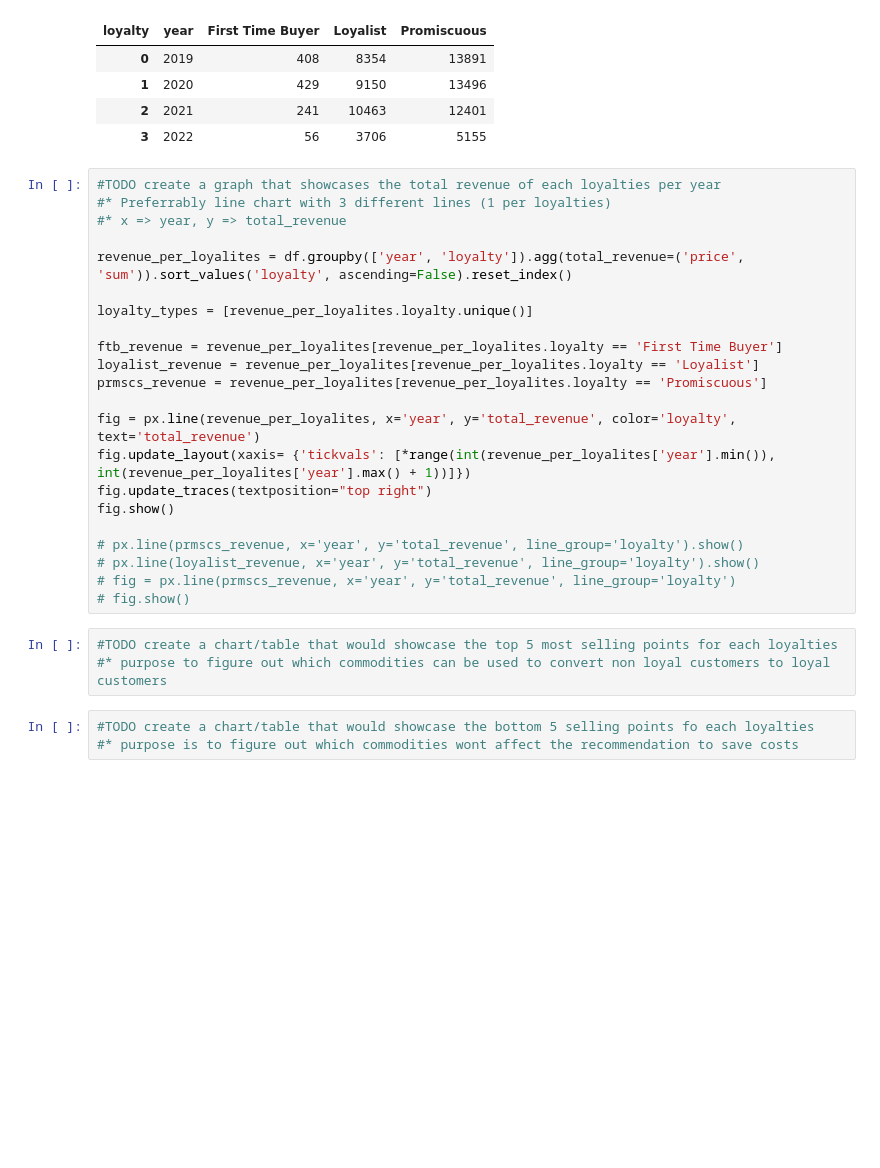
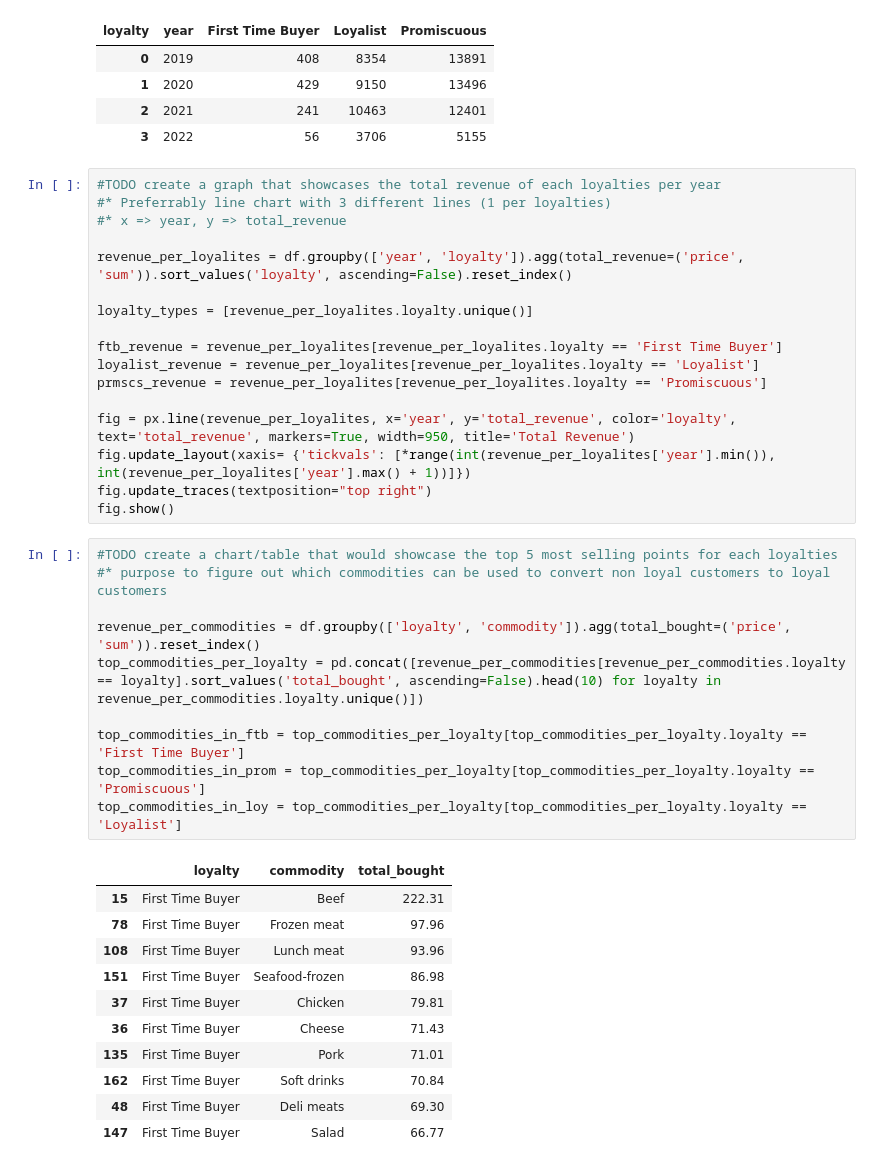
Before and after one commit to Jaxeetoo/rmit-finalsproject, a Jupyter notebook: findings.ipynb, the cells around one changed output. Cells and saved outputs as stored; diff of their text form; blank space fills up the shorter version.

Commit message:
added few more charts

```diff
--- a/findings.ipynb
+++ b/findings.ipynb
@@ -48,18 +52,29 @@ ftb_revenue = revenue_per_loyalites[revenue_per_loyalites.loyalty == 'First Time
 loyalist_revenue = revenue_per_loyalites[revenue_per_loyalites.loyalty == 'Loyalist']
 prmscs_revenue = revenue_per_loyalites[revenue_per_loyalites.loyalty == 'Promiscuous']
 
-fig = px.line(revenue_per_loyalites, x='year', y='total_revenue', color='loyalty', text='total_revenue')
+fig = px.line(revenue_per_loyalites, x='year', y='total_revenue', color='loyalty', text='total_revenue', markers=True, width=950, title='Total Revenue')
 fig.update_layout(xaxis= {'tickvals': [*range(int(revenue_per_loyalites['year'].min()), int(revenue_per_loyalites['year'].max() + 1))]})
 fig.update_traces(textposition="top right")
 fig.show()
-
-# px.line(prmscs_revenue, x='year', y='total_revenue', line_group='loyalty').show()
-# px.line(loyalist_revenue, x='year', y='total_revenue', line_group='loyalty').show()
-# fig = px.line(prmscs_revenue, x='year', y='total_revenue', line_group='loyalty')
-# fig.show()
 # %%
 #TODO create a chart/table that would showcase the top 5 most selling points for each loyalties
 #* purpose to figure out which commodities can be used to convert non loyal customers to loyal customers
+
+revenue_per_commodities = df.groupby(['loyalty', 'commodity']).agg(total_bought=('price', 'sum')).reset_index()
+top_commodities_per_loyalty = pd.concat([revenue_per_commodities[revenue_per_commodities.loyalty == loyalty].sort_values('total_bought', ascending=False).head(10) for loyalty in revenue_per_commodities.loyalty.unique()])
+
+top_commodities_in_ftb = top_commodities_per_loyalty[top_commodities_per_loyalty.loyalty == 'First Time Buyer']
+top_commodities_in_prom = top_commodities_per_loyalty[top_commodities_per_loyalty.loyalty == 'Promiscuous']
+top_commodities_in_loy = top_commodities_per_loyalty[top_commodities_per_loyalty.loyalty == 'Loyalist']
+# %% [output]
+|  | loyalty | commodity | total_bought |
+| 15 | First Time Buyer | Beef | 222.31 |
+| 78 | First Time Buyer | Frozen meat | 97.96 |
+| 108 | First Time Buyer | Lunch meat | 93.96 |
+| 151 | First Time Buyer | Seafood-frozen | 86.98 |
+| 37 | First Time Buyer | Chicken | 79.81 |
+| 36 | First Time Buyer | Cheese | 71.43 |
+| 135 | First Time Buyer | Pork | 71.01 |
+| 162 | First Time Buyer | Soft drinks | 70.84 |
+| 48 | First Time Buyer | Deli meats | 69.30 |
+| 147 | First Time Buyer | Salad | 66.77 |
-# %%
-#TODO create a chart/table that would showcase the bottom 5 selling points fo each loyalties
-#* purpose is to figure out which commodities wont affect the recommendation to save costs
```
Also changed, not shown: parts of 8 cells of this notebook.
